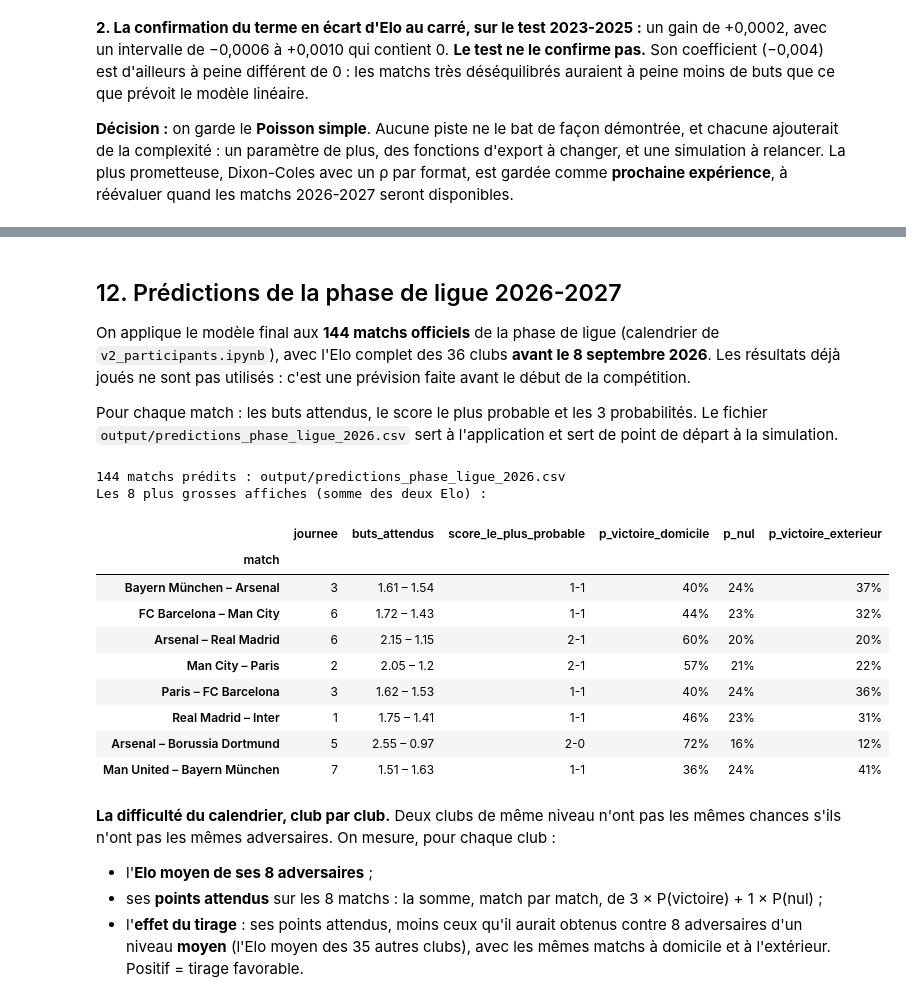
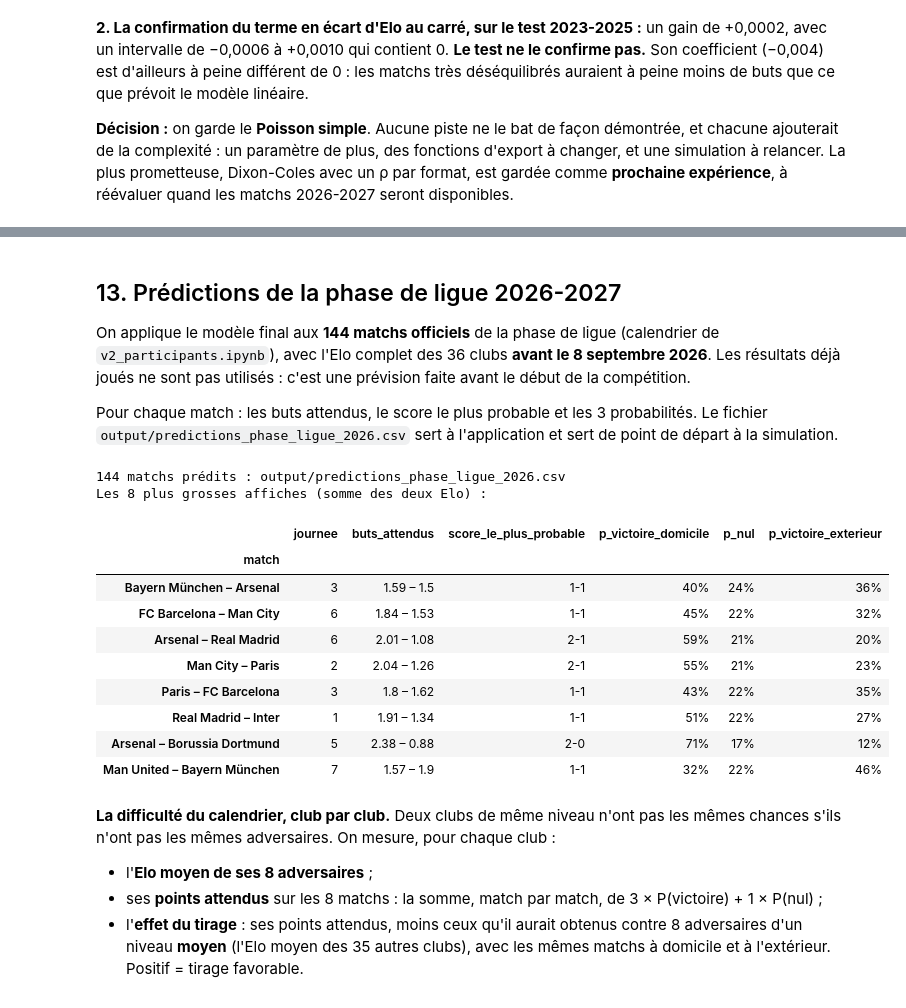
Before and after one commit to moussa197/CHAMPIONS-, a Jupyter notebook: analyse/MODEL_POISSON.ipynb, the cells around one changed output, grey strips where cells are left out. Cells and saved outputs as stored; diff of their text form; code cells hidden in the pictures.

```diff
--- a/analyse/MODEL_POISSON.ipynb
+++ b/analyse/MODEL_POISSON.ipynb
@@ -172,6 +178,14 @@ def lignes_equipes(d):
     if 'elimination_directe' in d:                                             # fine-tuning : terrain propre à l'élimination directe
         elim = d['elimination_directe'].to_numpy().astype(int)
         lignes['terrain_elim'] = np.concatenate([terrain * elim, -terrain * elim])
+    if 'force_ad_dom' in d:                                                    # log des buts attendus « attaque/défense »
+        lignes['force_ad'] = np.concatenate([d['force_ad_dom'].to_numpy(), d['force_ad_ext'].to_numpy()])
+    if 'ecart_valeur_recente' in d:
+        v = d['ecart_valeur_recente'].to_numpy()
+        lignes['valeur_recente'] = np.concatenate([v, -v])
+    if 'ecart_log_valeur_effectif' in d:
+        v = d['ecart_log_valeur_effectif'].to_numpy()
+        lignes['valeur_effectif'] = np.concatenate([v, -v])
     if 'ecart_forme_5' in d:
         forme = d['ecart_forme_5'].to_numpy()
         lignes['ecart_forme_5'] = np.concatenate([forme, -forme])
@@ -1089,5 +1421,5 @@ Le modèle est validé. On l'entraîne maintenant sur **toutes les saisons** (20
 # %%
-VARIABLES_FINALES = VARIABLES + ['nouveau_format']
+VARIABLES_FINALES = VARIABLES_CHOIX + ['nouveau_format']
 if garder_forme:
     print("⚠️ La forme récente améliore le modèle : il faudra l'ajouter à l'export, et la simulation devra la calculer.")
 final = entrainer_poisson(g, VARIABLES_FINALES)
@@ -1103,7 +1435,8 @@ ic = verification.conf_int()
 lecture = pd.DataFrame({
     'coefficient': coefs, 'IC 95 % bas': ic[0], 'IC 95 % haut': ic[1],
 }).rename(index={'const': 'constante', 'ecart_100': 'écart d\'Elo (par 100 points)', 'terrain': 'terrain',
-                 'nouveau_format': 'nouveau format'})
+                 'nouveau_format': 'nouveau format', 'force_ad': "forces d'attaque/défense",
+                 'valeur_recente': 'valeur des joueurs récents (écart de log)', 'valeur_effectif': "valeur de l'effectif (écart de log)"})
 print(f"Buts attendus entre deux équipes de même niveau, sur terrain neutre, nouveau format : "
       f"{np.exp(coefs['const'] + coefs['nouveau_format']):.2f}")
 print(f"Nouveau format : buts attendus × {np.exp(coefs['nouveau_format']):.3f} "
@@ -1112,10 +1445,16 @@ print(f"+100 points d'Elo d'avance : buts attendus × {np.exp(coefs['ecart_100']
       f"(IC 95 % : × {np.exp(ic.loc['ecart_100', 0]):.3f} à × {np.exp(ic.loc['ecart_100', 1]):.3f})")
 print(f"Recevoir plutôt que jouer sur terrain neutre : buts attendus × {np.exp(coefs['terrain']):.3f}")
 print(f"Recevoir plutôt que se déplacer : buts attendus × {np.exp(2 * coefs['terrain']):.3f}")
+if 'force_ad' in coefs:
+    print(f"Forces d'attaque/défense : 1 point de log en plus (buts « attendus » × 2,7) → buts × {np.exp(coefs['force_ad']):.3f}")
+if 'valeur_recente' in coefs:
+    print(f"Joueurs récents deux fois plus chers que ceux de l'adversaire : buts × {np.exp(coefs['valeur_recente'] * np.log(2)):.3f}")
 
 # Ce que le modèle a appris, selon l'écart d'Elo
 ecarts = np.arange(-500, 501, 10, dtype=float)
-grille = pd.DataFrame({'ecart_elo_complet': ecarts, 'domicile': 1, 'nouveau_format': 1})
+grille = pd.DataFrame({'ecart_elo_complet': ecarts, 'domicile': 1, 'nouveau_format': 1,
+                       'force_ad_dom': g['force_ad_dom'].median(), 'force_ad_ext': g['force_ad_dom'].median(),
+                       'ecart_valeur_recente': 0.0})          # deux équipes aux forces et aux effectifs comparables
 l_d, l_e = buts_attendus_matchs(final, grille, VARIABLES_FINALES)
 p_grille = issues_depuis_scores(matrices_scores(l_d, l_e))
 
@@ -1123,7 +1462,7 @@ fig, (ax1, ax2) = plt.subplots(1, 2, figsize=(13, 4.3))
 ax1.plot(ecarts, l_d, color=BLEU, linewidth=2.5, label='équipe qui reçoit')
 ax1.plot(ecarts, l_e, color=ORANGE, linewidth=2.5, label='équipe qui se déplace')
 ax1.set_ylabel('Buts attendus')
-ax1.set_title('Buts attendus selon l\'écart d\'Elo (nouveau format)')
+ax1.set_title('Buts attendus selon l\'écart d\'Elo (nouveau format, forces égales)')
 for issue, couleur in zip(ISSUES, [BLEU, GRIS, ORANGE]):
     ax2.plot(ecarts, p_grille[issue] * 100, color=couleur, linewidth=2.5, label=issue)
 ax2.set_ylabel('Probabilité (%)')
@@ -1240,5 +1604,5 @@ Exemple, +250 d'Elo à domicile : 2.94 – 0.84 buts attendus, Victoire domicile
 # %% [markdown]
-## 12. Prédictions de la phase de ligue 2026-2027
+## 13. Prédictions de la phase de ligue 2026-2027
 
 On applique le modèle final aux **144 matchs officiels** de la phase de ligue (calendrier de `v2_participants.ipynb`), avec l'Elo complet des 36 clubs **avant le 8 septembre 2026**. Les résultats déjà joués ne sont pas utilisés : c'est une prévision faite avant le début de la compétition.
 
@@ -1246,49 +1610,56 @@ Pour chaque match : les buts attendus, le score le plus probable et les 3 probab
 # %%
 calendrier = pd.read_csv('../output/calendrier_2026.csv', encoding='utf-8-sig', parse_dates=['date'])
 elo = pd.read_csv('../output/elo_participants_2026.csv').set_index('club_id')['elo_complet']
+forces_2026 = pd.read_csv('../output/forces_participants_2026.csv', encoding='utf-8-sig').set_index('club_id')
+assert forces_2026.index.equals(forces_2026.index.unique()) and set(elo.index) <= set(forces_2026.index)
 
 matchs = (calendrier[calendrier['lieu'] == 'domicile']
           .rename(columns={'nom_uefa': 'domicile_nom', 'adversaire_uefa': 'exterieur_nom'})
           [['match_id', 'journee', 'date', 'domicile_club_id', 'domicile_nom', 'exterieur_club_id', 'exterieur_nom']]
           .sort_values(['journee', 'match_id']).reset_index(drop=True))
 assert len(matchs) == 144 and matchs[['domicile_club_id', 'exterieur_club_id']].isin(elo.index).all().all()
 
 matchs['elo_domicile'] = matchs['domicile_club_id'].map(elo)
 matchs['elo_exterieur'] = matchs['exterieur_club_id'].map(elo)
 matchs['ecart_elo'] = matchs['elo_domicile'] - matchs['elo_exterieur']
-lam = matchs['ecart_elo'].apply(lambda e: buts_attendus(parametres, e, 1))
-matchs['buts_attendus_domicile'], matchs['buts_attendus_exterieur'] = lam.str[0], lam.str[1]
-issues = pd.DataFrame([probas_match(parametres, e, 1) for e in matchs['ecart_elo']])
+entrees = pd.DataFrame([entrees_match(forces_2026, a, b) for a, b in zip(matchs['domicile_club_id'], matchs['exterieur_club_id'])])
+matchs = pd.concat([matchs, entrees], axis=1)
+arguments = lambda r: dict(force_ad_dom=r['force_ad_dom'], force_ad_ext=r['force_ad_ext'], ecart_valeur_recente=r['ecart_valeur_recente'])
+lam = pd.DataFrame([buts_attendus(parametres, r['ecart_elo'], 1, **arguments(r)) for _, r in matchs.iterrows()])
+matchs['buts_attendus_domicile'], matchs['buts_attendus_exterieur'] = lam[0].to_numpy(), lam[1].to_numpy()
+issues = pd.DataFrame([probas_match(parametres, r['ecart_elo'], 1, **arguments(r)) for _, r in matchs.iterrows()])
 matchs['p_victoire_domicile'], matchs['p_nul'], matchs['p_victoire_exterieur'] = issues[ISSUES].to_numpy().T
-matchs['score_le_plus_probable'] = [
-    '{}-{}'.format(*np.unravel_index(matrice_scores(parametres, e, 1).argmax(), (MAX_BUTS + 1,) * 2))
-    for e in matchs['ecart_elo']]
+grilles_2026 = [matrice_scores(parametres, r['ecart_elo'], 1, **arguments(r)) for _, r in matchs.iterrows()]
+matchs['score_le_plus_probable'] = ['{}-{}'.format(*np.unravel_index(m.argmax(), m.shape)) for m in grilles_2026]
+i_g, j_g = np.meshgrid(K, K, indexing='ij')
+matchs['p_3_buts_ou_plus'] = [m[(i_g + j_g) >= 3].sum() for m in grilles_2026]
+matchs['p_les_deux_marquent'] = [m[1:, 1:].sum() for m in grilles_2026]
 assert np.allclose(matchs[['p_victoire_domicile', 'p_nul', 'p_victoire_exterieur']].sum(axis=1), 1)
 
 matchs.to_csv('../output/predictions_phase_ligue_2026.csv', index=False, encoding='utf-8-sig')
 print(f"{len(matchs)} matchs prédits : output/predictions_phase_ligue_2026.csv")
 
 affichage = lambda d: (d.assign(match=d['domicile_nom'] + ' – ' + d['exterieur_nom'],
                                 buts_attendus=d['buts_attendus_domicile'].round(2).astype(str) + ' – '
                                               + d['buts_attendus_exterieur'].round(2).astype(str))
                         .set_index('match')[['journee', 'buts_attendus', 'score_le_plus_probable',
                                              'p_victoire_domicile', 'p_nul', 'p_victoire_exterieur']])
 format_p = {c: '{:.0%}' for c in ['p_victoire_domicile', 'p_nul', 'p_victoire_exterieur']}
 print("Les 8 plus grosses affiches (somme des deux Elo) :")
 affichage(matchs.assign(s=matchs['elo_domicile'] + matchs['elo_exterieur']).nlargest(8, 's')).style.format(format_p)
 # %% [output]
 144 matchs prédits : output/predictions_phase_ligue_2026.csv
 Les 8 plus grosses affiches (somme des deux Elo) :
 |  | journee | buts_attendus | score_le_plus_probable | p_victoire_domicile | p_nul | p_victoire_exterieur |
 | match |  |  |  |  |  |  |
-| Bayern München – Arsenal | 3 | 1.61 – 1.54 | 1-1 | 40% | 24% | 37% |
-| FC Barcelona – Man City | 6 | 1.72 – 1.43 | 1-1 | 44% | 23% | 32% |
-| Arsenal – Real Madrid | 6 | 2.15 – 1.15 | 2-1 | 60% | 20% | 20% |
-| Man City – Paris | 2 | 2.05 – 1.2 | 2-1 | 57% | 21% | 22% |
-| Paris – FC Barcelona | 3 | 1.62 – 1.53 | 1-1 | 40% | 24% | 36% |
-| Real Madrid – Inter | 1 | 1.75 – 1.41 | 1-1 | 46% | 23% | 31% |
-| Arsenal – Borussia Dortmund | 5 | 2.55 – 0.97 | 2-0 | 72% | 16% | 12% |
-| Man United – Bayern München | 7 | 1.51 – 1.63 | 1-1 | 36% | 24% | 41% |
+| Bayern München – Arsenal | 3 | 1.59 – 1.5 | 1-1 | 40% | 24% | 36% |
+| FC Barcelona – Man City | 6 | 1.84 – 1.53 | 1-1 | 45% | 22% | 32% |
+| Arsenal – Real Madrid | 6 | 2.01 – 1.08 | 2-1 | 59% | 21% | 20% |
+| Man City – Paris | 2 | 2.04 – 1.26 | 2-1 | 55% | 21% | 23% |
+| Paris – FC Barcelona | 3 | 1.8 – 1.62 | 1-1 | 43% | 22% | 35% |
+| Real Madrid – Inter | 1 | 1.91 – 1.34 | 1-1 | 51% | 22% | 27% |
+| Arsenal – Borussia Dortmund | 5 | 2.38 – 0.88 | 2-0 | 71% | 17% | 12% |
+| Man United – Bayern München | 7 | 1.57 – 1.9 | 1-1 | 32% | 22% | 46% |
 # %% [markdown]
 **La difficulté du calendrier, club par club.** Deux clubs de même niveau n'ont pas les mêmes chances s'ils n'ont pas les mêmes adversaires. On mesure, pour chaque club :
 - l'**Elo moyen de ses 8 adversaires** ;
```
Also changed, not shown: parts of 26 cells of this notebook, 2 other files.
